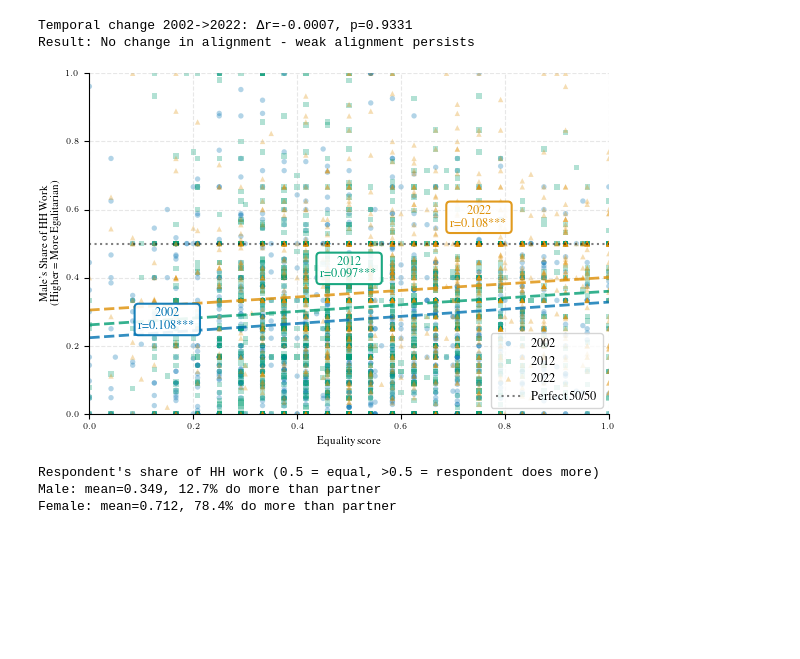
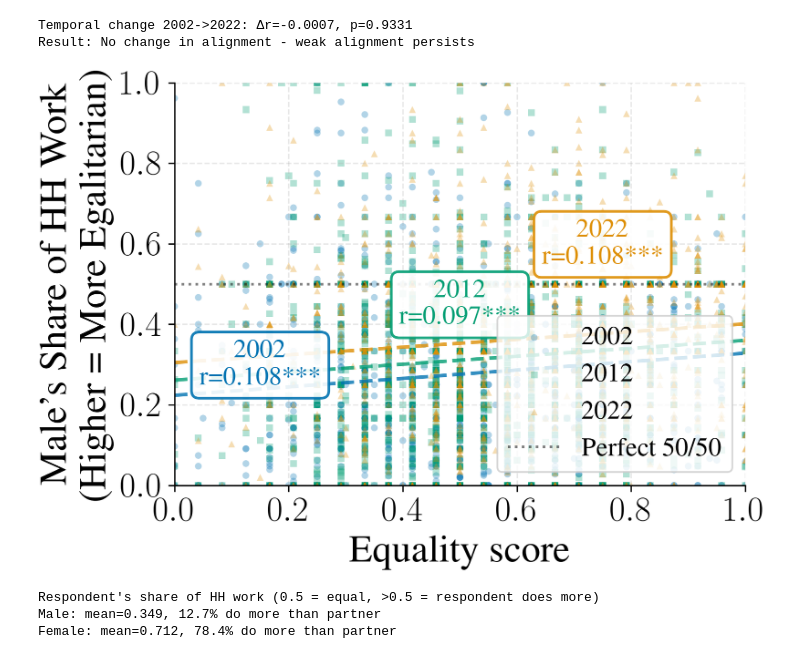
Before and after one commit to ashishpapanai/2025-02-ActionWords, a Jupyter notebook: notebooks/household_analysis.ipynb, the cells around one changed output. Drawn from its saved outputs; the diff is of its cells as text; code cells hidden in the pictures; blank space fills up the shorter version.

```diff
--- a/notebooks/household_analysis.ipynb
+++ b/notebooks/household_analysis.ipynb
@@ -187,7 +224,7 @@ if USE_TUEPLOTS:
     plt.rcParams.update(bundles.icml2024())
     plt.rcParams.update(figsizes.icml2024_half(nrows=1, ncols=1))
 
-fig, ax = plt.subplots(figsize=(6, 4))
+fig, ax = plt.subplots(figsize=(6, 4.2))
 
 years = h1_df['Year'].values
 male_means = h1_df['Male_Mean'].values
@@ -209,12 +246,14 @@ for idx, row in h1_df.iterrows():
     y_pos = max(row['Female_Mean'] + 1.96*row['Female_SE'], row['Male_Mean'] + 1.96*row['Male_SE']) + 1.5
     sig = '***' if row['P_Value'] < 0.001 else '**' if row['P_Value'] < 0.01 else '*' if row['P_Value'] < 0.05 else 'ns'
     ax.text(row['Year'], y_pos, f"{sig}\nd={row['Cohens_D']:.2f}",
-            ha='center', va='bottom', fontsize=9, fontweight='bold')
+            ha='center', va='bottom', fontsize=15, fontweight='bold')
 
-ax.set_xlabel('Year')
-ax.set_ylabel('Household Work Hours (per week)')
-ax.legend(frameon=True, loc='upper right')
+ax.set_xlabel('Year', fontsize=22)
+ax.set_ylabel('Household Work Hours (per week)', fontsize=22)
+ax.legend(frameon=True, loc='upper right', fontsize=15)
 ax.set_xticks([2002, 2012, 2022])
+ax.set_xticklabels(['2002', '2012', '2022'], fontsize=20)
+ax.tick_params(axis='y', labelsize=20)
 ax.grid(True, alpha=0.3, linestyle='--')
 ax.spines['top'].set_visible(False)
 ax.spines['right'].set_visible(False)
@@ -373,7 +412,7 @@ if USE_TUEPLOTS:
     plt.rcParams.update(bundles.icml2024())
     plt.rcParams.update(figsizes.icml2024_half(nrows=1, ncols=1))
 
-fig, ax = plt.subplots(figsize=(6, 4))
+fig, ax = plt.subplots(figsize=(6, 4.2))
 
 colors_year = {'2002': '#0173B2', '2012': '#029E73', '2022': '#DE8F05'}
 markers_year = {'2002': 'o', '2012': 's', '2022': '^'}
@@ -386,38 +425,39 @@ for year in [2002, 2012, 2022]:
 
     ax.scatter(plot_data['eg_score_norm'], plot_data['equity_metric'],
                alpha=0.3, s=15, marker=markers_year[str(year)],
                color=colors_year[str(year)], label=f'{year}', edgecolors='none')
 
     result = h2_df[h2_df['Year'] == year].iloc[0]
     x_line = np.linspace(0, 1, 100)
     y_line = result['Slope'] * x_line + (year_data['equity_metric'].mean() - result['Slope'] * year_data['eg_score_norm'].mean())
     ax.plot(x_line, y_line, color=colors_year[str(year)], linewidth=2, linestyle='--', alpha=0.8)
 
     text_positions = {2002: (0.15, 0.25), 2012: (0.50, 0.40), 2022: (0.75, 0.55)}
     text_x, text_y = text_positions[year]
     sig = '***' if result['Pearson_p'] < 0.001 else '**' if result['Pearson_p'] < 0.01 else '*'
     ax.text(text_x, text_y, f"{year}\nr={result['Pearson_r']:.3f}{sig}",
-            fontsize=9, ha='center', color=colors_year[str(year)], fontweight='bold',
+            fontsize=15, ha='center', color=colors_year[str(year)], fontweight='bold',
             bbox=dict(boxstyle='round,pad=0.3', facecolor='white', alpha=0.9,
                      edgecolor=colors_year[str(year)], linewidth=1.5))
 
 ax.axhline(y=0.5, color='black', linestyle=':', linewidth=1.5, alpha=0.5, label='Perfect 50/50')
-ax.set_xlabel('Equality score')
-ax.set_ylabel("Male's Share of HH Work\n(Higher = More Egalitarian)")
-ax.legend(frameon=True, loc='lower right', fontsize=9)
+ax.set_xlabel('Equality score', fontsize=22)
+ax.set_ylabel("Male's Share of HH Work\n(Higher = More Egalitarian)", fontsize=22)
+ax.legend(frameon=True, loc='lower right', fontsize=15)
+ax.tick_params(axis='both', labelsize=20)
 ax.grid(True, alpha=0.3, linestyle='--')
 ax.set_xlim(0, 1)
 ax.set_ylim(0, 1)
 ax.spines['top'].set_visible(False)
 ax.spines['right'].set_visible(False)
 
 plt.tight_layout()
 os.makedirs('assets/images/statistical', exist_ok=True)
 plt.savefig('assets/images/statistical/h2_attitude_behavior_clean.pdf', dpi=300, bbox_inches='tight')
 plt.savefig('assets/images/statistical/h2_attitude_behavior_clean.png', dpi=300, bbox_inches='tight')
 plt.show()
 # %% [output]
-[figure, old version]
+[figure, new version]
 # %%
 def calculate_respondent_share(row):
     total_hrs = row['hh_wrk_hrs'] + row['SP_HH']
```
Also changed, not shown: parts of 5 cells of this notebook, 4 other files.
